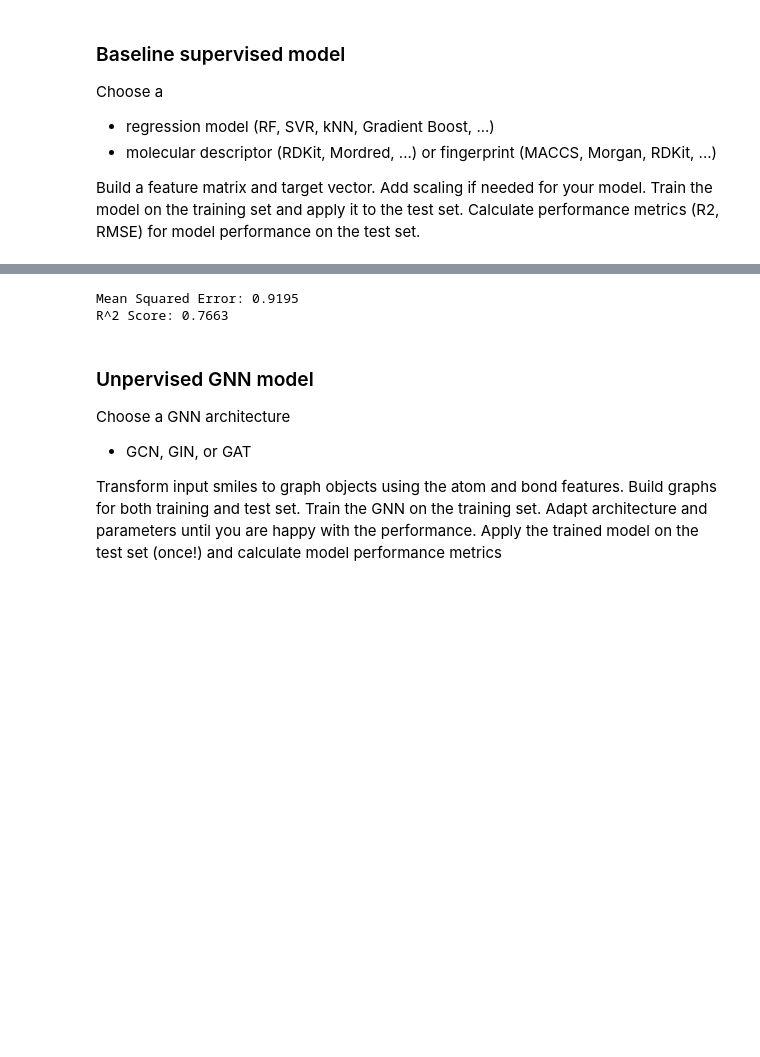
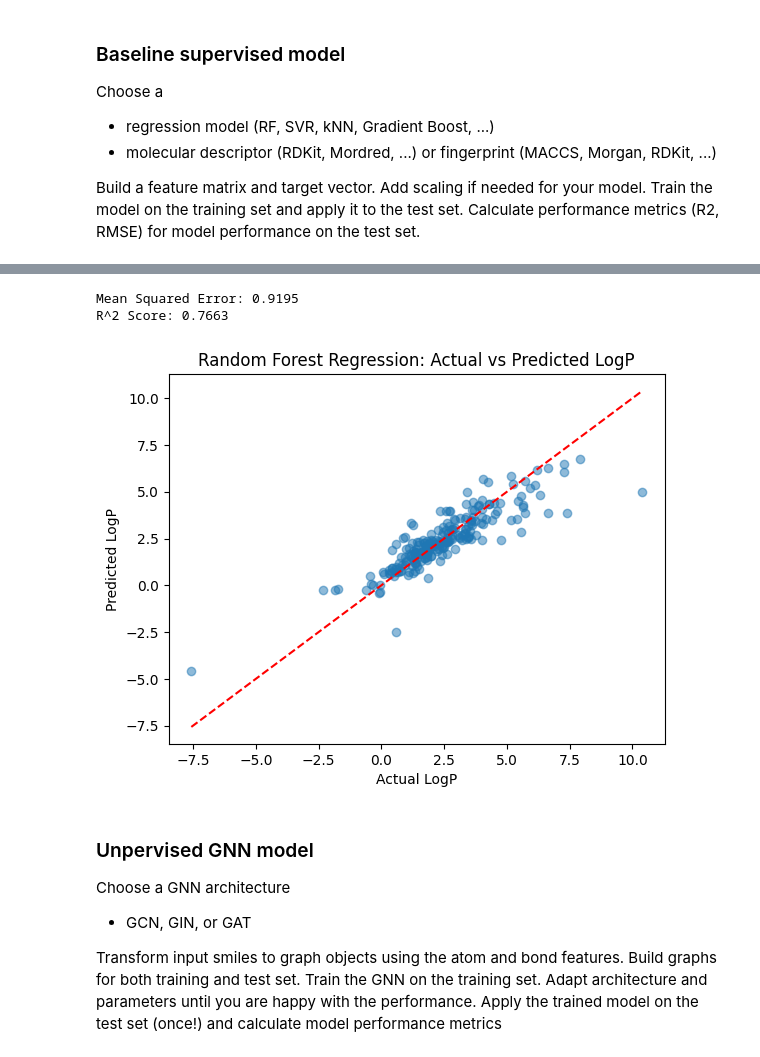
Before and after one commit to richard-k99/DSA104_fork, a Jupyter notebook: assignments/assignment06/solved/6_GNN-solved2.ipynb, the cells around one changed output, grey strips where cells are left out. Saved outputs shown, nothing was run; the diff lists cells and outputs as text; code cells hidden in the pictures; blank space fills up the shorter version.

```diff
--- a/assignments/assignment06/solved/6_GNN-solved2.ipynb
+++ b/assignments/assignment06/solved/6_GNN-solved2.ipynb
@@ -85,4 +86,11 @@ r2 = r2_score(y_test, y_pred)
 
 print(f"Mean Squared Error: {mse:.4f}")
 print(f"R^2 Score: {r2:.4f}")
+
+plt.scatter(y_test, y_pred, alpha=0.5)
+plt.plot([min(y_test), max(y_test)], [min(y_test), max(y_test)], 'r--')
+plt.xlabel("Actual LogP")
+plt.ylabel("Predicted LogP")
+plt.title("Random Forest Regression: Actual vs Predicted LogP")
+plt.show()
 # %% [output]
@@ -106,5 +114,6 @@ print(f"R^2 Score: {r2:.4f}")
 Mean Squared Error: 0.9195
 R^2 Score: 0.7663
+[figure, added]
 # %% [markdown]
 ### Unpervised GNN model
 Choose a GNN architecture
```
Also changed, not shown: parts of 3 cells of this notebook.
